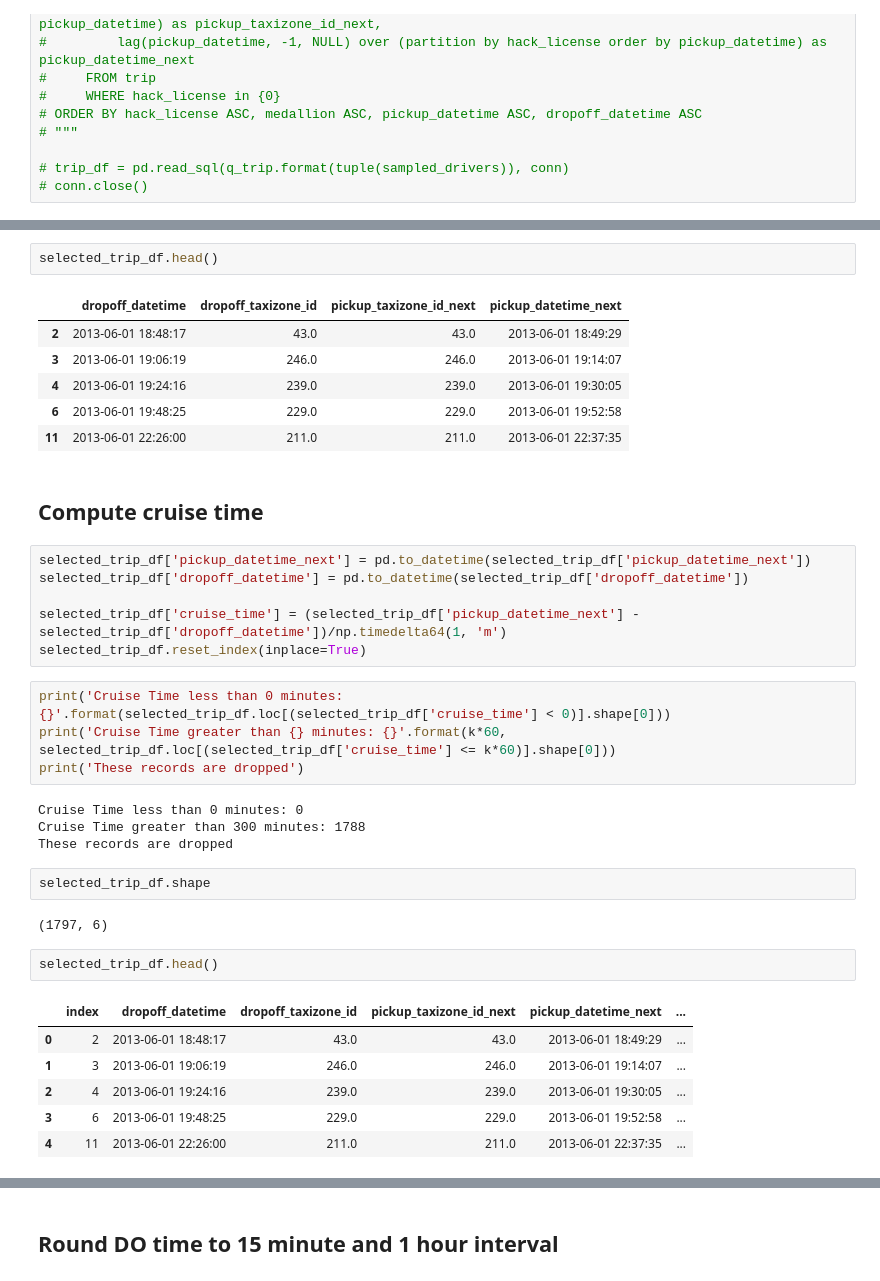
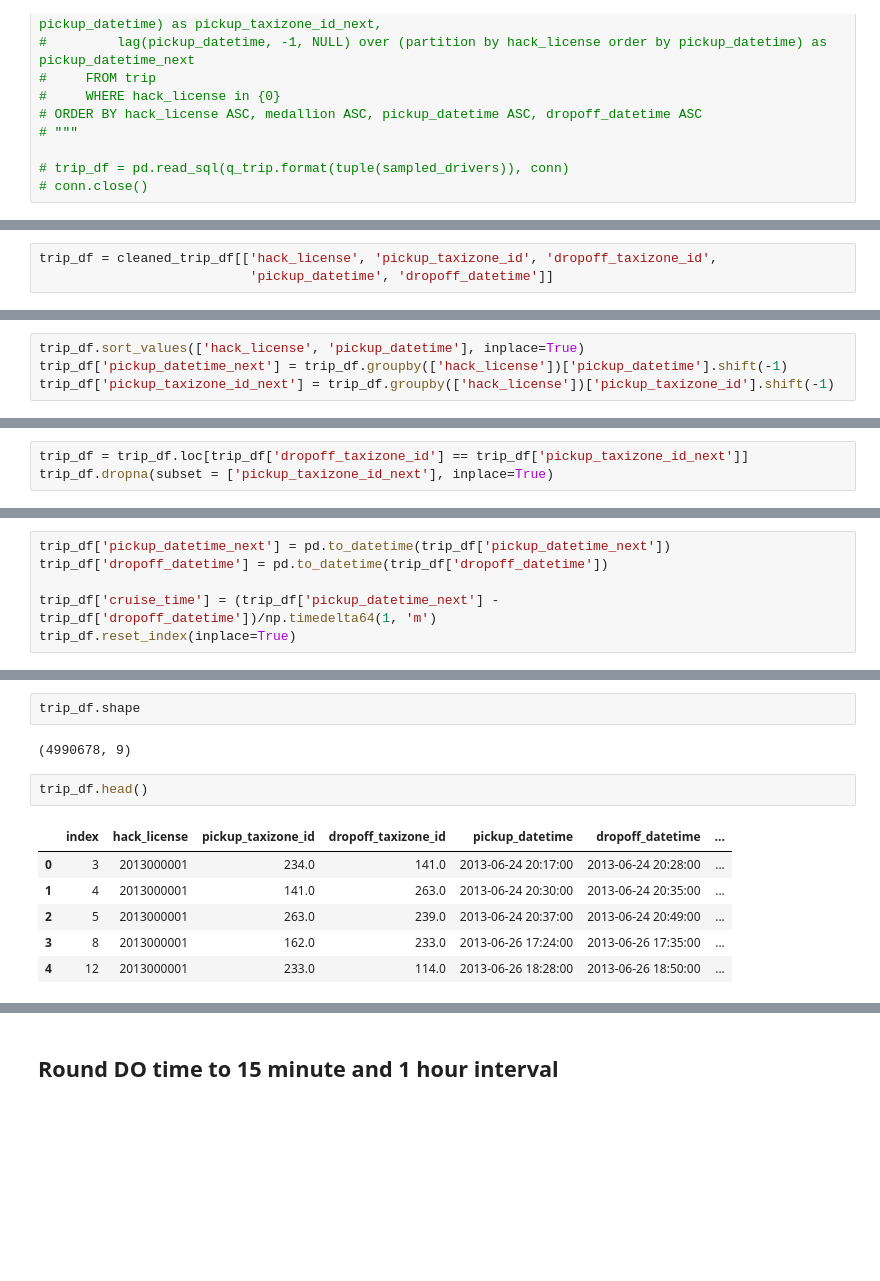
Before and after one commit to skyetim/didi-vehicle-repositioning-strategy, a Jupyter notebook: notebooks/compute_cruise_time.ipynb, the cells around one changed output, grey strips where cells are left out. Saved outputs shown, nothing was run; the diff lists cells and outputs as text; blank space fills up the shorter version.

```diff
--- a/notebooks/compute_cruise_time.ipynb
+++ b/notebooks/compute_cruise_time.ipynb
@@ -73,0 +63,3 @@ print('#records: {}'.format(selected_trip_df.shape[0]))
+# %%
+trip_df = cleaned_trip_df[['hack_license', 'pickup_taxizone_id', 'dropoff_taxizone_id',
+                           'pickup_datetime', 'dropoff_datetime']]
@@ -73,0 +82,4 @@ print('#records: {}'.format(selected_trip_df.shape[0]))
+# %%
+trip_df.sort_values(['hack_license', 'pickup_datetime'], inplace=True)
+trip_df['pickup_datetime_next'] = trip_df.groupby(['hack_license'])['pickup_datetime'].shift(-1)
+trip_df['pickup_taxizone_id_next'] = trip_df.groupby(['hack_license'])['pickup_taxizone_id'].shift(-1)
@@ -73,0 +101,3 @@ print('#records: {}'.format(selected_trip_df.shape[0]))
+# %%
+trip_df = trip_df.loc[trip_df['dropoff_taxizone_id'] == trip_df['pickup_taxizone_id_next']]
+trip_df.dropna(subset = ['pickup_taxizone_id_next'], inplace=True)
@@ -73,0 +126,6 @@ print('#records: {}'.format(selected_trip_df.shape[0]))
+# %%
+trip_df['pickup_datetime_next'] = pd.to_datetime(trip_df['pickup_datetime_next'])
+trip_df['dropoff_datetime'] = pd.to_datetime(trip_df['dropoff_datetime'])
+
+trip_df['cruise_time'] = (trip_df['pickup_datetime_next'] - trip_df['dropoff_datetime'])/np.timedelta64(1, 'm')
+trip_df.reset_index(inplace=True)
@@ -74,38 +157,13 @@ print('#records: {}'.format(selected_trip_df.shape[0]))
+# %%
+trip_df.shape
+# %% [output]
+(4990678, 9)
 # %%
-selected_trip_df.head()
+trip_df.head()
 # %% [output]
-|  | dropoff_datetime | dropoff_taxizone_id | pickup_taxizone_id_next | pickup_datetime_next |
-| 2 | 2013-06-01 18:48:17 | 43.0 | 43.0 | 2013-06-01 18:49:29 |
-| 3 | 2013-06-01 19:06:19 | 246.0 | 246.0 | 2013-06-01 19:14:07 |
-| 4 | 2013-06-01 19:24:16 | 239.0 | 239.0 | 2013-06-01 19:30:05 |
-| 6 | 2013-06-01 19:48:25 | 229.0 | 229.0 | 2013-06-01 19:52:58 |
-| 11 | 2013-06-01 22:26:00 | 211.0 | 211.0 | 2013-06-01 22:37:35 |
+|  | index | hack_license | pickup_taxizone_id | dropoff_taxizone_id | pickup_datetime | dropoff_datetime | ... |
+| 0 | 3 | 2013000001 | 234.0 | 141.0 | 2013-06-24 20:17:00 | 2013-06-24 20:28:00 | ... |
+| 1 | 4 | 2013000001 | 141.0 | 263.0 | 2013-06-24 20:30:00 | 2013-06-24 20:35:00 | ... |
+| 2 | 5 | 2013000001 | 263.0 | 239.0 | 2013-06-24 20:37:00 | 2013-06-24 20:49:00 | ... |
+| 3 | 8 | 2013000001 | 162.0 | 233.0 | 2013-06-26 17:24:00 | 2013-06-26 17:35:00 | ... |
+| 4 | 12 | 2013000001 | 233.0 | 114.0 | 2013-06-26 18:28:00 | 2013-06-26 18:50:00 | ... |
-# %% [markdown]
-## Compute cruise time
-# %%
-selected_trip_df['pickup_datetime_next'] = pd.to_datetime(selected_trip_df['pickup_datetime_next'])
-selected_trip_df['dropoff_datetime'] = pd.to_datetime(selected_trip_df['dropoff_datetime'])
-
-selected_trip_df['cruise_time'] = (selected_trip_df['pickup_datetime_next'] - selected_trip_df['dropoff_datetime'])/np.timedelta64(1, 'm')
-selected_trip_df.reset_index(inplace=True)
-# %%
-print('Cruise Time less than 0 minutes: {}'.format(selected_trip_df.loc[(selected_trip_df['cruise_time'] < 0)].shape[0]))
-print('Cruise Time greater than {} minutes: {}'.format(k*60, selected_trip_df.loc[(selected_trip_df['cruise_time'] <= k*60)].shape[0]))
-print('These records are dropped')
-# %% [output]
-Cruise Time less than 0 minutes: 0
-Cruise Time greater than 300 minutes: 1788
-These records are dropped
-# %%
-selected_trip_df.shape
-# %% [output]
-(1797, 6)
-# %%
-selected_trip_df.head()
-# %% [output]
-|  | index | dropoff_datetime | dropoff_taxizone_id | pickup_taxizone_id_next | pickup_datetime_next | ... |
-| 0 | 2 | 2013-06-01 18:48:17 | 43.0 | 43.0 | 2013-06-01 18:49:29 | ... |
-| 1 | 3 | 2013-06-01 19:06:19 | 246.0 | 246.0 | 2013-06-01 19:14:07 | ... |
-| 2 | 4 | 2013-06-01 19:24:16 | 239.0 | 239.0 | 2013-06-01 19:30:05 | ... |
-| 3 | 6 | 2013-06-01 19:48:25 | 229.0 | 229.0 | 2013-06-01 19:52:58 | ... |
-| 4 | 11 | 2013-06-01 22:26:00 | 211.0 | 211.0 | 2013-06-01 22:37:35 | ... |
```
Also changed, not shown: parts of 46 cells of this notebook, 2 other files.
